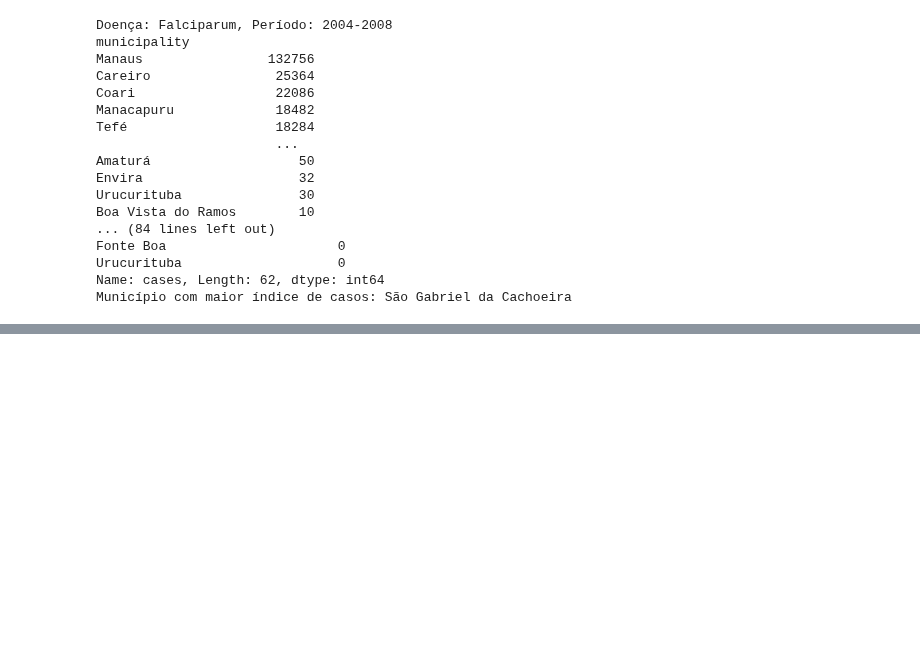
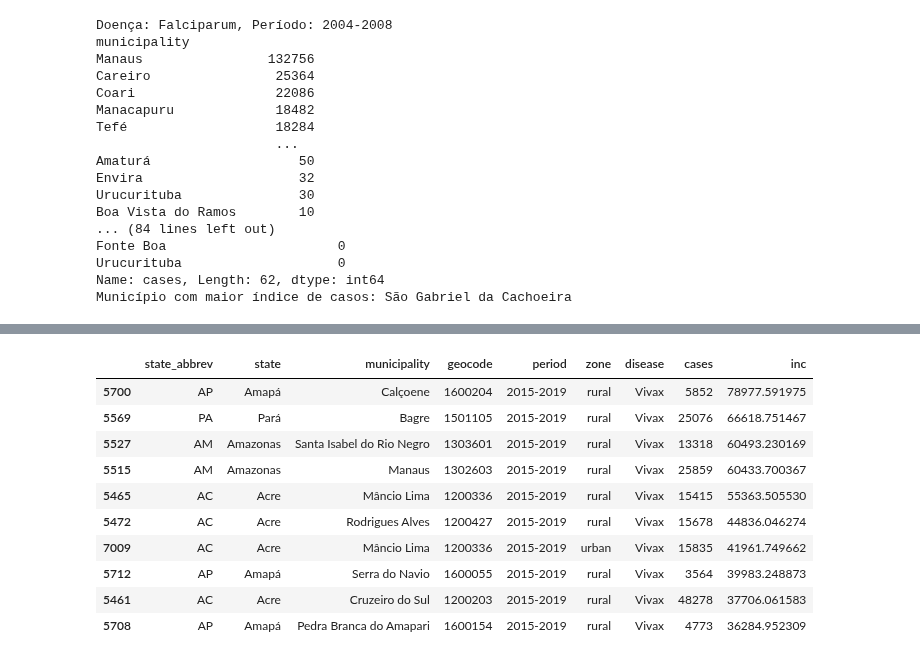
Before and after one commit to RaphaLevy/TCC, a Jupyter notebook: Dados-Projeto Trajetorias/Trata_Arquivos_de_Dados.ipynb, the cells around one changed output, grey strips where cells are left out. Saved outputs shown, nothing was run; the diff lists cells and outputs as text; code cells hidden in the pictures; blank space fills up the shorter version.

```diff
--- a/Dados-Projeto Trajetorias/Trata_Arquivos_de_Dados.ipynb
+++ b/Dados-Projeto Trajetorias/Trata_Arquivos_de_Dados.ipynb
@@ -520,0 +552,15 @@ Município com maior índice de casos: São Gabriel da Cachoeira
+# %%
+malaria_2015_2019 = malaria_df[malaria_df['period'] == '2015-2019']
+malaria_2015_2019.nlargest(10, 'inc')
+# %% [output]
+|  | state_abbrev | state | municipality | geocode | period | zone | disease | cases | inc |
+| 5700 | AP | Amapá | Calçoene | 1600204 | 2015-2019 | rural | Vivax | 5852 | 78977.591975 |
+| 5569 | PA | Pará | Bagre | 1501105 | 2015-2019 | rural | Vivax | 25076 | 66618.751467 |
+| 5527 | AM | Amazonas | Santa Isabel do Rio Negro | 1303601 | 2015-2019 | rural | Vivax | 13318 | 60493.230169 |
+| 5515 | AM | Amazonas | Manaus | 1302603 | 2015-2019 | rural | Vivax | 25859 | 60433.700367 |
+| 5465 | AC | Acre | Mâncio Lima | 1200336 | 2015-2019 | rural | Vivax | 15415 | 55363.505530 |
+| 5472 | AC | Acre | Rodrigues Alves | 1200427 | 2015-2019 | rural | Vivax | 15678 | 44836.046274 |
+| 7009 | AC | Acre | Mâncio Lima | 1200336 | 2015-2019 | urban | Vivax | 15835 | 41961.749662 |
+| 5712 | AP | Amapá | Serra do Navio | 1600055 | 2015-2019 | rural | Vivax | 3564 | 39983.248873 |
+| 5461 | AC | Acre | Cruzeiro do Sul | 1200203 | 2015-2019 | rural | Vivax | 48278 | 37706.061583 |
+| 5708 | AP | Amapá | Pedra Branca do Amapari | 1600154 | 2015-2019 | rural | Vivax | 4773 | 36284.952309 |
```
Also changed, not shown: parts of 3 cells of this notebook.
